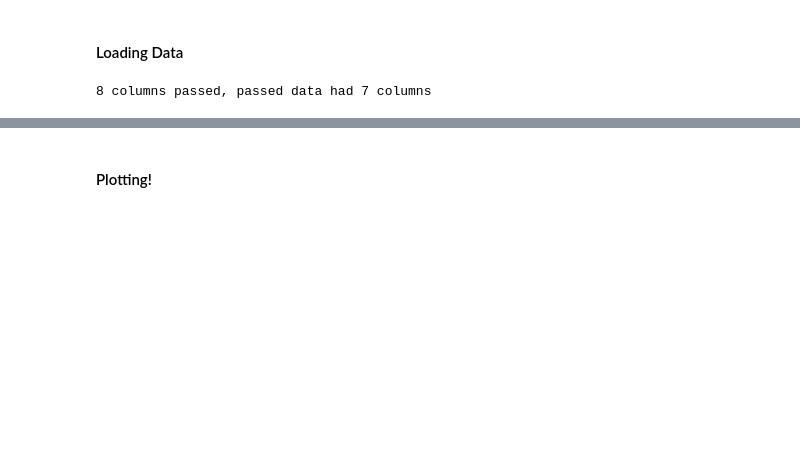
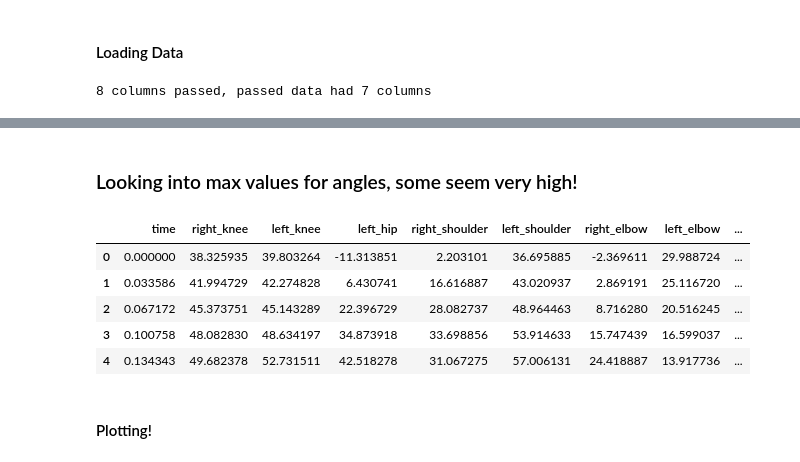
Before and after one commit to Niels-Engedal/GymTracker, a Jupyter notebook: Scripts/analysis_notebook.ipynb, the cells around one changed output, grey strips where cells are left out. Cells and saved outputs as stored; diff of their text form; code cells hidden in the pictures; blank space fills up the shorter version.

```diff
--- a/Scripts/analysis_notebook.ipynb
+++ b/Scripts/analysis_notebook.ipynb
@@ -245,2 +218,25 @@ Unique video numbers in mot_files ['1' '2' '3']
+# %% [markdown]
+### Looking into max values for angles, some seem very high!
+# %%
+# Define body columns
+angle_columns = ['right_knee', 'left_knee', 'left_hip', 'right_shoulder', 'left_shoulder', 'right_elbow', 'left_elbow']
+
+# Filter the DataFrame to only keep rows where all body columns are within [-360, 360]
+st_salto_mot_filtered = st_salto_mot_combined_df.copy()
+for column in angle_columns:
+    st_salto_mot_filtered = st_salto_mot_filtered[(st_salto_mot_filtered[column] >= -360) & (st_salto_mot_filtered[column] <= 360)]
+
+# Remove the 'version' column
+st_salto_mot_filtered = st_salto_mot_filtered.drop(columns=['version'])
+
+# Display or use the filtered DataFrame
+st_salto_mot_filtered.head()
+# %% [output]
+|  | time | right_knee | left_knee | left_hip | right_shoulder | left_shoulder | right_elbow | left_elbow | ... |
+| 0 | 0.000000 | 38.325935 | 39.803264 | -11.313851 | 2.203101 | 36.695885 | -2.369611 | 29.988724 | ... |
+| 1 | 0.033586 | 41.994729 | 42.274828 | 6.430741 | 16.616887 | 43.020937 | 2.869191 | 25.116720 | ... |
+| 2 | 0.067172 | 45.373751 | 45.143289 | 22.396729 | 28.082737 | 48.964463 | 8.716280 | 20.516245 | ... |
+| 3 | 0.100758 | 48.082830 | 48.634197 | 34.873918 | 33.698856 | 53.914633 | 15.747439 | 16.599037 | ... |
+| 4 | 0.134343 | 49.682378 | 52.731511 | 42.518278 | 31.067275 | 57.006131 | 24.418887 | 13.917736 | ... |
 # %% [markdown]
 #### Plotting!
```
Also changed, not shown: parts of 10 cells of this notebook, 28 other files.
